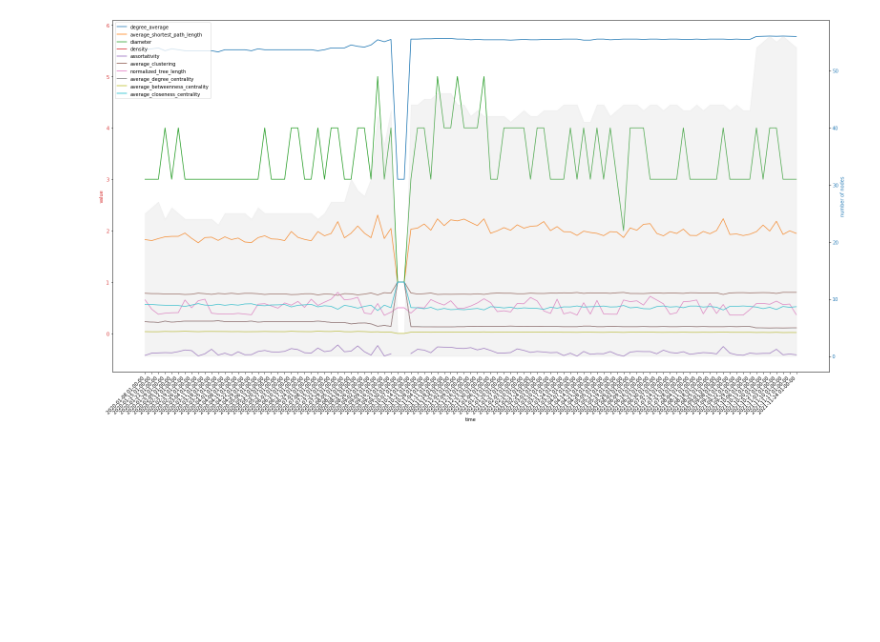
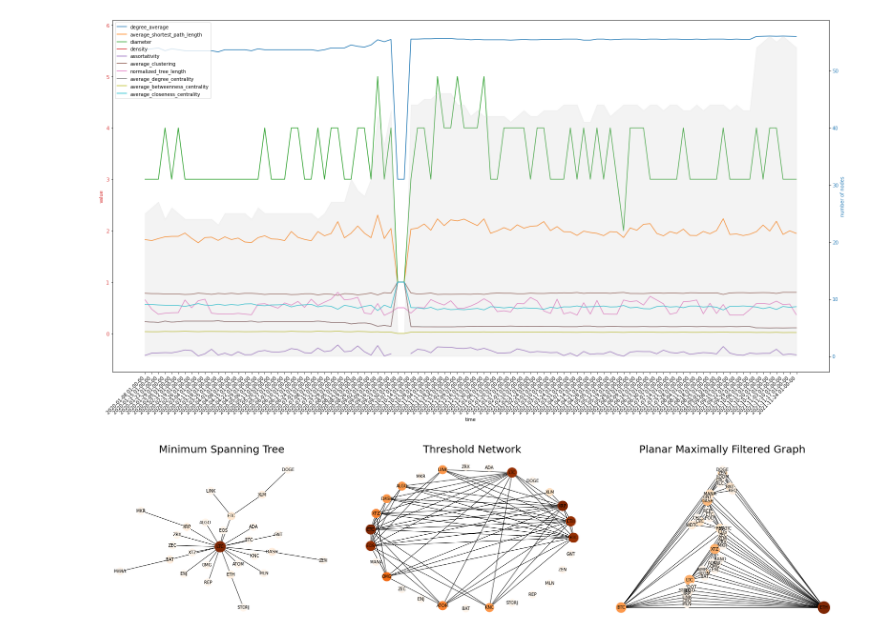
Before and after one commit to marcodipanfilo/network_science_project, a Jupyter notebook: 4-network-properties copy.ipynb, the cells around one changed output. Drawn from its saved outputs; the diff is of its cells as text; code cells hidden in the pictures; blank space fills up the shorter version.

```diff
--- a/4-network-properties copy.ipynb
+++ b/4-network-properties copy.ipynb
@@ -436,3 +436,20 @@ plot_properties(df_mst_propetries, ['max_degree'])
 plot_properties(df_pmfgs_properties, ['max_degree'])
 # %% [output]
 [figure]
+# %%
+test_date = '2020-08-05 01-00-00'
+networks = np.array([msts, tns, pmfgs])
+fig, axs = plt.subplots(1, 3, figsize = (25, 6), constrained_layout = True)
+pos_list = [nx.kamada_kawai_layout, nx.circular_layout, nx.planar_layout]
+title_list = ['Minimum Spanning Tree', 'Threshold Network', 'Planar Maximally Filtered Graph']
+for i in range(3):
+    if i == 2:
+        test_date = '2020-09-09 01-00-00'
+    mst = networks[i][test_date]
+    node_color = [nx.degree(mst)[n] for n in nx.nodes(mst)]
+    node_size = [300 + nx.degree(mst)[n] * 20 for n in nx.nodes(mst)]
+    pos= pos_list[i](mst)
+    nx.draw(mst, pos, ax = axs[i], node_color=node_color, cmap='Oranges', labels=nx.get_node_attributes(mst, 'ticker'), with_labels=True, node_size=node_size, font_size=10)
+    axs[i].set_title(title_list[i], fontsize = 25)
+# %% [output]
+[figure, added]
```
Also changed, not shown: parts of 2 cells of this notebook.
